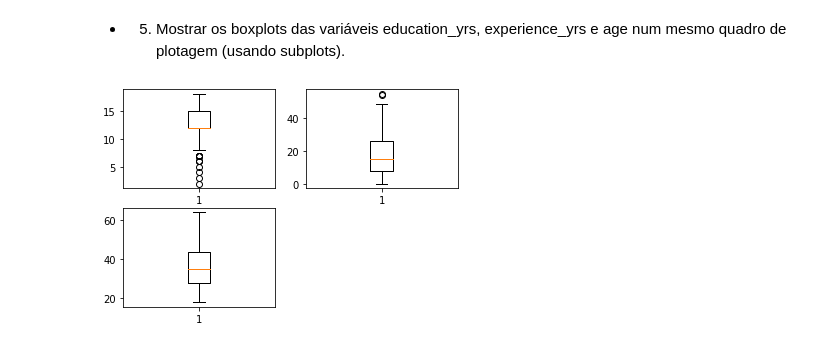
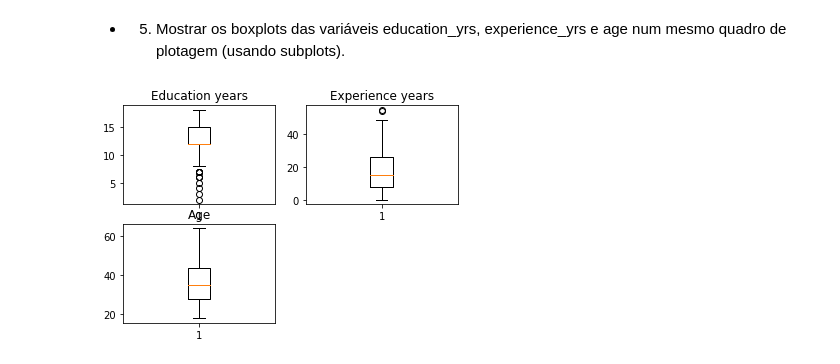
Before and after one commit to afpaiva/data-science, a Jupyter notebook: ex2.ipynb, the cells around one changed output. Saved outputs shown, nothing was run; the diff lists cells and outputs as text; code cells hidden in the pictures.

```diff
--- a/ex2.ipynb
+++ b/ex2.ipynb
@@ -83,10 +85,16 @@ plt.show()
 # %%
 plt.subplot(2,2,1)
 plt.boxplot(df.education_yrs)
+plt.title('Education years')
+
 plt.subplot(2,2,2)
 plt.boxplot(df.experience_yrs)
+plt.title('Experience years')
+
 plt.subplot(2,2,3)
 plt.boxplot(df.age)
+plt.title('Age')
+
 plt.show()
 # %% [output]
-[figure, old version]
+[figure, new version]
```
Also changed, not shown: parts of 3 cells of this notebook.
